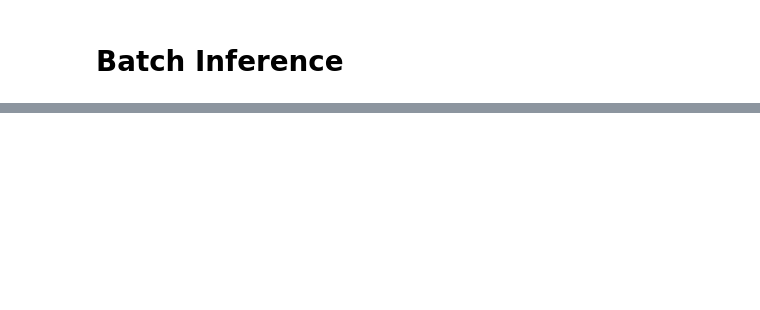
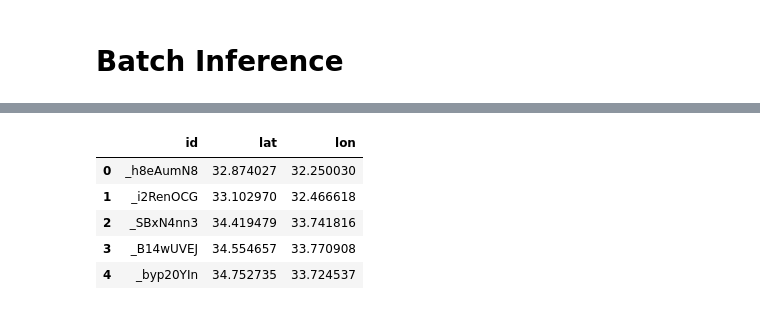
Before and after one commit to thinhhoang95/project-akrav-easy-flight-planner, a Jupyter notebook: route_infer/infer_route4.ipynb, the cells around one changed output, grey strips where cells are left out. Saved outputs shown, nothing was run; the diff lists cells and outputs as text; code cells hidden in the pictures; blank space fills up the shorter version.

```diff
--- a/route_infer/infer_route4.ipynb
+++ b/route_infer/infer_route4.ipynb
@@ -169,2 +203,11 @@ df_all_routes.head(30)
+# %%
+df_synth_wps.head()
+# %% [output]
+|  | id | lat | lon |
+| 0 | _h8eAumN8 | 32.874027 | 32.250030 |
+| 1 | _i2RenOCG | 33.102970 | 32.466618 |
+| 2 | _SBxN4nn3 | 34.419479 | 33.741816 |
+| 3 | _B14wUVEJ | 34.554657 | 33.770908 |
+| 4 | _byp20YIn | 34.752735 | 33.724537 |
 # %%
 from utils.ploter import plot_route_of_flight
```
Also changed, not shown: parts of 13 cells of this notebook, 8 other files.
